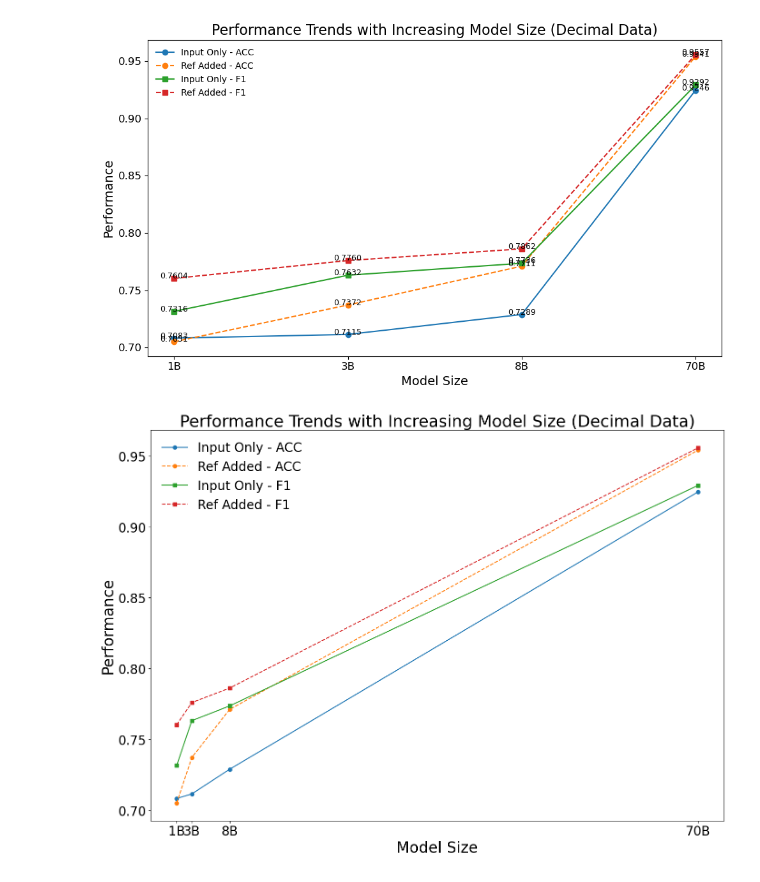
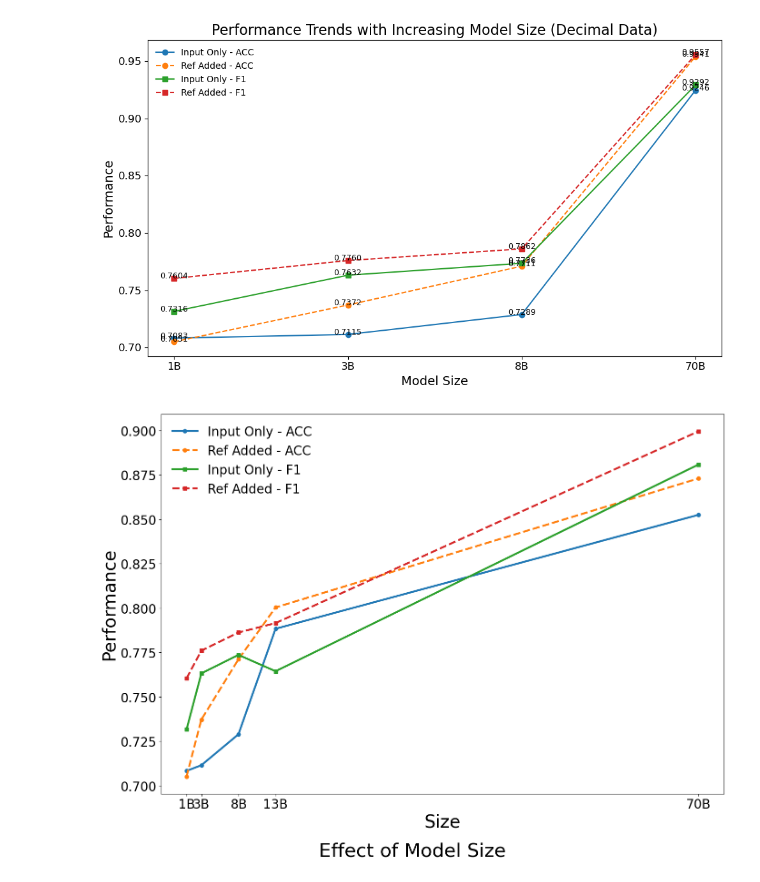
Before and after one commit to changhu73/Internal_states_leakage, a Jupyter notebook: copyright_newVersion/scripts/graphs/data_visualization.ipynb, the cells around one changed output. Saved outputs shown, nothing was run; the diff lists cells and outputs as text; code cells hidden in the pictures.

```diff
--- a/copyright_newVersion/scripts/graphs/data_visualization.ipynb
+++ b/copyright_newVersion/scripts/graphs/data_visualization.ipynb
@@ -41,35 +41,40 @@ plt.show()
 # %%
 import matplotlib.pyplot as plt
 
 # Data
-models = ['1B', '3B', '8B', '70B']
-input_only_acc = [0.7083, 0.7115, 0.7289, 0.9246]  # ACC data in decimals
-ref_added_acc = [0.7051, 0.7372, 0.7711, 0.9541]
-input_only_f1 = [0.7316, 0.7632, 0.7736, 0.9292]  # F1 data in decimals
-ref_added_f1 = [0.7604, 0.7760, 0.7862, 0.9557]
+models = ['1B', '3B', '8B', '13B', '70B']
+input_only_acc = [0.7083, 0.7115, 0.7289, 0.7883, 0.8524]  # ACC data in decimals
+input_only_f1 = [0.7316, 0.7632, 0.7736, 0.7644, 0.8807]  # F1 data in decimals
+ref_added_acc = [0.7051, 0.7372, 0.7711, 0.8003, 0.8729]
+ref_added_f1 = [0.7604, 0.7760, 0.7862, 0.7915, 0.8994]
 
 # Use a more appropriate x range for the model sizes
-x = [1, 3, 8, 70]  # Actual model sizes for x-axis
+x = [1, 3, 8, 13, 70]  # Actual model sizes for x-axis
 
 # Plotting
 plt.figure(figsize=(14, 10))  # Increase figure size further
-plt.plot(x, input_only_acc, label='Input Only - ACC', marker='o', linestyle='-')
-plt.plot(x, ref_added_acc, label='Ref Added - ACC', marker='o', linestyle='--')
-plt.plot(x, input_only_f1, label='Input Only - F1', marker='s', linestyle='-')
-plt.plot(x, ref_added_f1, label='Ref Added - F1', marker='s', linestyle='--')
+
+# Increase line width
+plt.plot(x, input_only_acc, label='Input Only - ACC', marker='o', linestyle='-', linewidth=3)
+plt.plot(x, ref_added_acc, label='Ref Added - ACC', marker='o', linestyle='--', linewidth=3)
+plt.plot(x, input_only_f1, label='Input Only - F1', marker='s', linestyle='-', linewidth=3)
+plt.plot(x, ref_added_f1, label='Ref Added - F1', marker='s', linestyle='--', linewidth=3)
 
 # Adding labels and title
 plt.xticks(x, models, fontsize=20)  # Custom x-ticks with larger font size
 plt.yticks(fontsize=20)  # Increase y-tick font size
-plt.xlabel('Model Size', fontsize=24)  # Larger x-axis label font size
-plt.ylabel('Performance', fontsize=24)  # Larger y-axis label font size
-plt.title('Performance Trends with Increasing Model Size (Decimal Data)', fontsize=26)  # Larger title font size
+plt.xlabel('Size', fontsize=28)  # Larger x-axis label font size
+plt.ylabel('Performance', fontsize=28)  # Larger y-axis label font size
+
+# Set the title at the bottom
+plt.suptitle('Effect of Model Size', fontsize=30, y=-0.01)  # Main title at the bottom
+# plt.title('(ACC and F1 Scores for Different Model Sizes)', fontsize=22, pad=20)  # Subtitle
 
 # Customizing legend without a border
 plt.legend(frameon=False, fontsize=20)  # Larger legend font size
 
 # Display the plot
 plt.tight_layout()
 plt.show()
 # %% [output]
-[figure, old version]
+[figure, new version]
```
Also changed, not shown: parts of 1 cell of this notebook, 12 other files.
